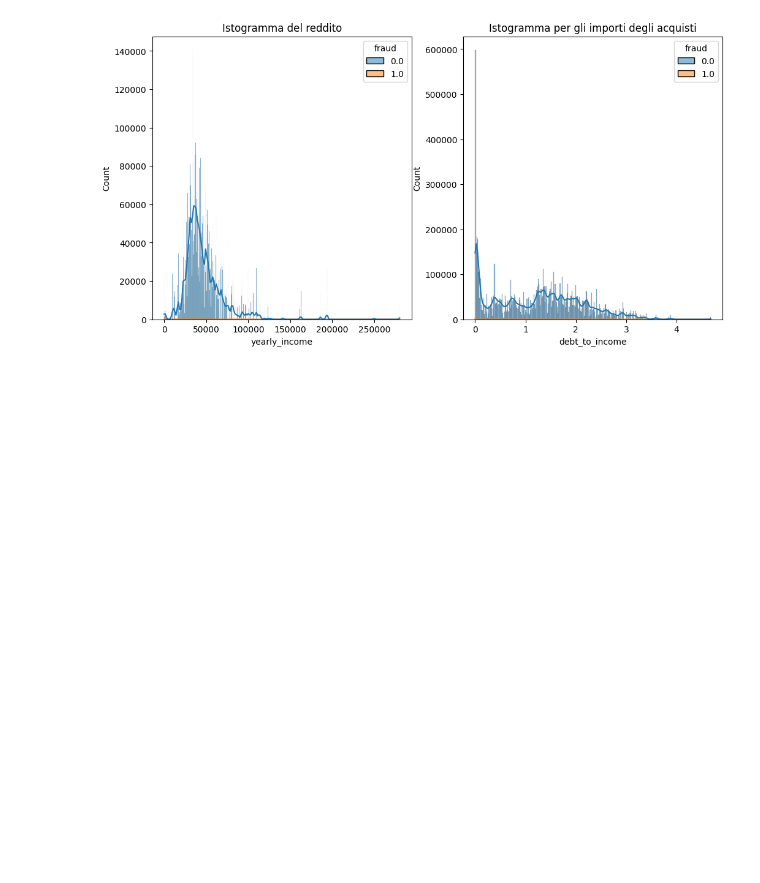
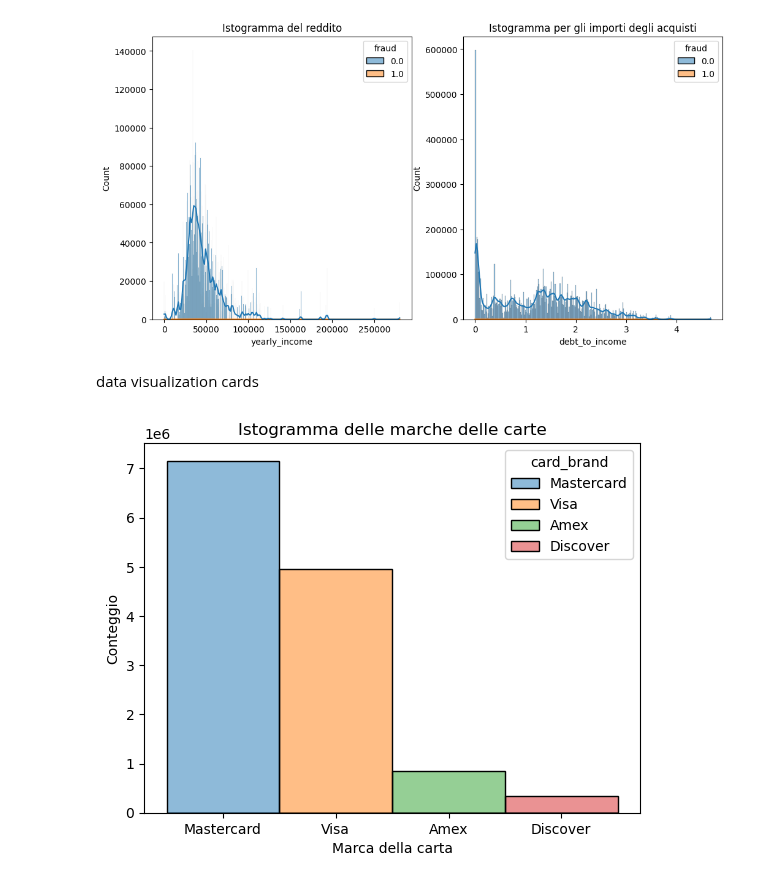
Before and after one commit to AlessandroPieragostini/Data-Science, a Jupyter notebook: data_science_cluster_class.ipynb, the cells around one changed output. Cells and saved outputs as stored; diff of their text form; code cells hidden in the pictures; blank space fills up the shorter version.

```diff
--- a/data_science_cluster_class.ipynb
+++ b/data_science_cluster_class.ipynb
@@ -522,3 +523,16 @@ axes[1].set_title('Istogramma per gli importi degli acquisti')
 # %% [output]
 Text(0.5, 1.0, 'Istogramma per gli importi degli acquisti')
 [figure]
+# %% [markdown]
+data visualization cards
+# %%
+
+sns.histplot(data=trans_final, x='card_brand', hue='card_brand')
+
+# Add title
+plt.title("Istogramma delle marche delle carte")
+plt.xlabel("Marca della carta")
+plt.ylabel("Conteggio")
+plt.show()
+# %% [output]
+[figure, added]
```
Also changed, not shown: parts of 6 cells of this notebook.
